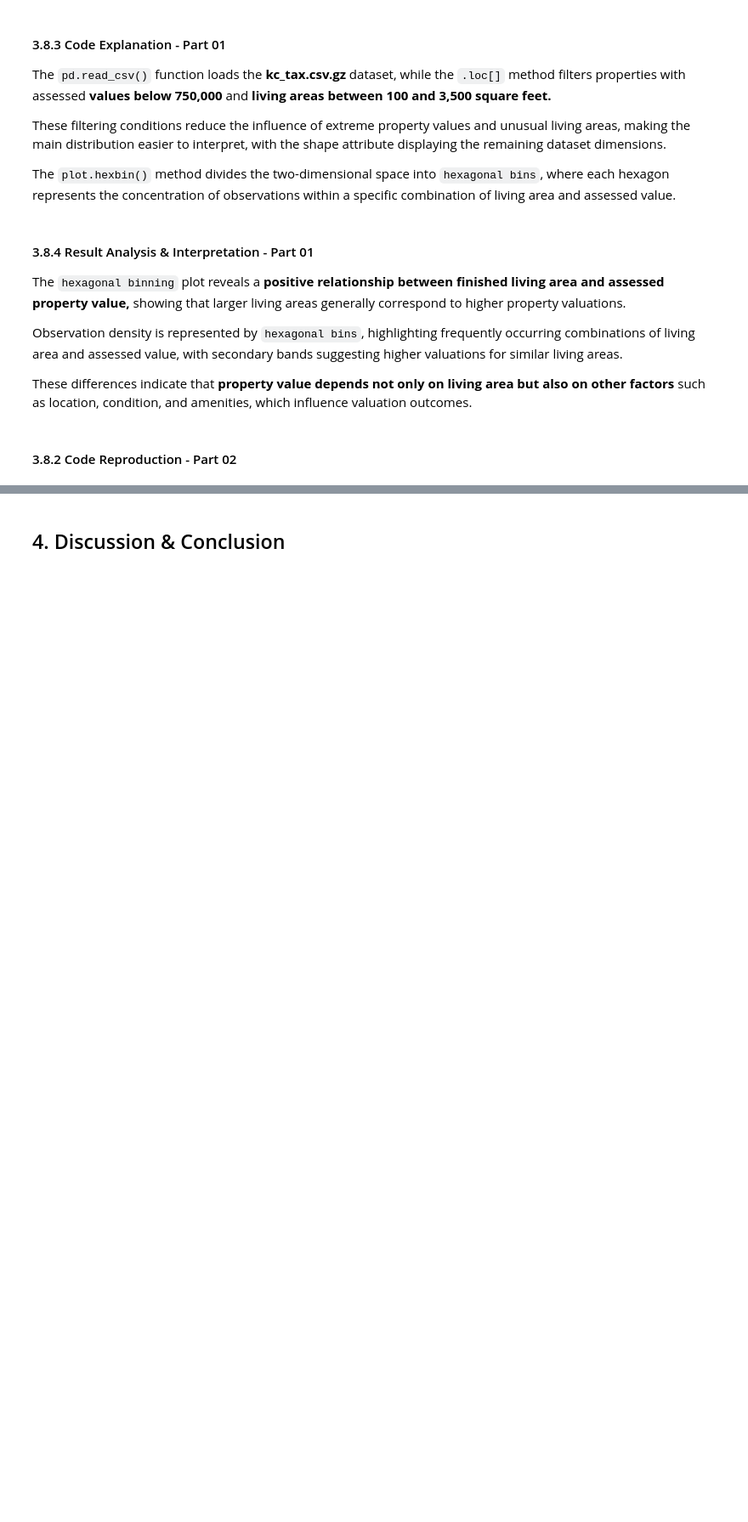
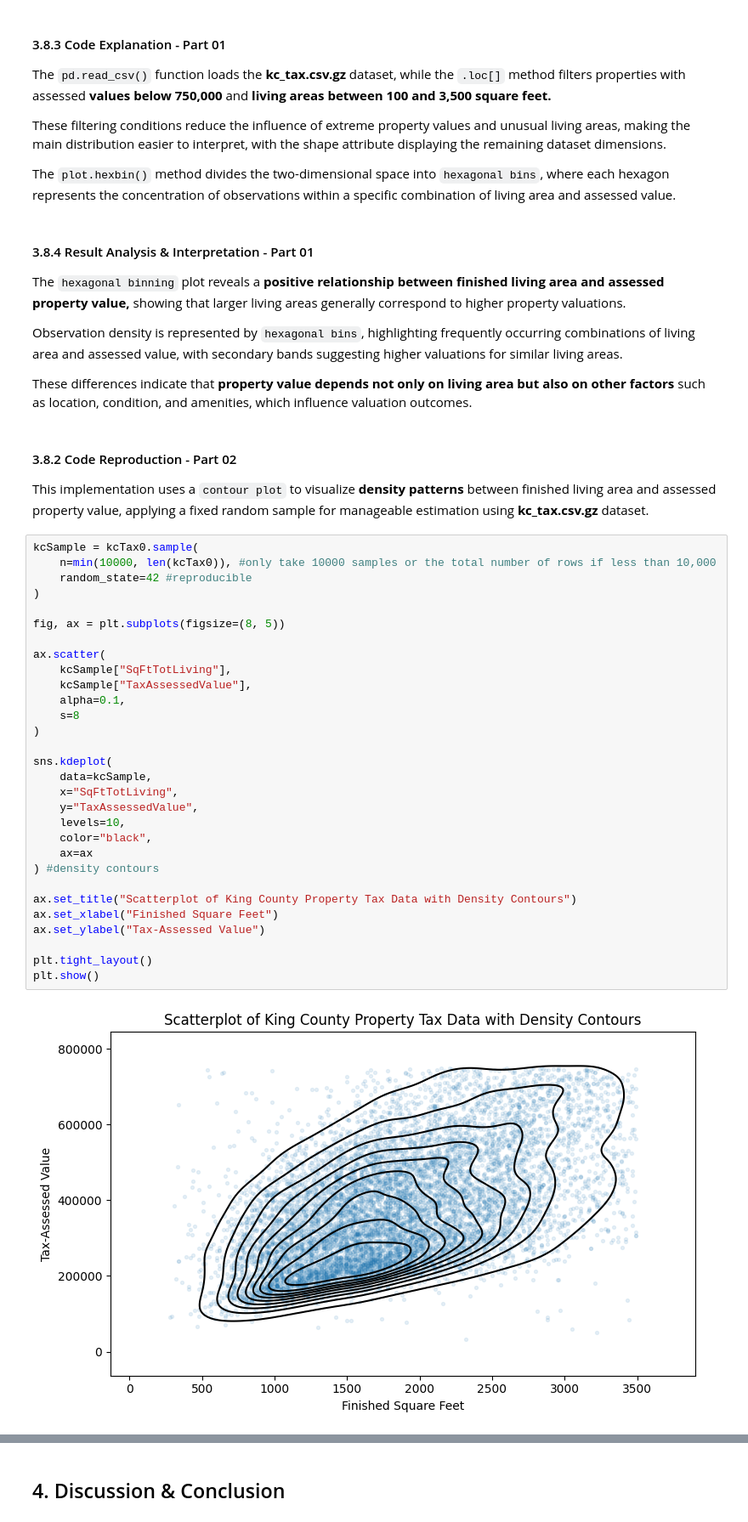
Before and after one commit to kinanpta/Practical-Statistics-for-Data-Scientists, a Jupyter notebook: Chapter01_Exploratory_Data_Analysis.ipynb, the cells around one changed output, grey strips where cells are left out. Shown at 85% size. Cells and saved outputs as stored; diff of their text form; blank space fills up the shorter version.

```diff
--- a/Chapter01_Exploratory_Data_Analysis.ipynb
+++ b/Chapter01_Exploratory_Data_Analysis.ipynb
@@ -917,5 +940,39 @@ Observation density is represented by `hexagonal bins`, highlighting frequently
 These differences indicate that **property value depends not only on living area but also on other factors** such as location, condition, and amenities, which influence valuation outcomes.
 # %% [markdown]
 #### 3.8.2 Code Reproduction - Part 02
+
+This implementation uses a `contour plot` to visualize **density patterns** between finished living area and assessed property value, applying a fixed random sample for manageable estimation using **kc_tax.csv.gz** dataset.
+# %%
+kcSample = kcTax0.sample(
+    n=min(10000, len(kcTax0)), #only take 10000 samples or the total number of rows if less than 10,000
+    random_state=42 #reproducible
+)
+
+fig, ax = plt.subplots(figsize=(8, 5))
+
+ax.scatter(
+    kcSample["SqFtTotLiving"],
+    kcSample["TaxAssessedValue"],
+    alpha=0.1,
+    s=8
+)
+
+sns.kdeplot(
+    data=kcSample,
+    x="SqFtTotLiving",
+    y="TaxAssessedValue",
+    levels=10,
+    color="black",
+    ax=ax
+) #density contours
+
+ax.set_title("Scatterplot of King County Property Tax Data with Density Contours")
+ax.set_xlabel("Finished Square Feet")
+ax.set_ylabel("Tax-Assessed Value")
+
+plt.tight_layout()
+plt.show()
+# %% [output]
+[figure, added]
 # %% [markdown]
 #### 3.8.3 Code Explanation - Part 02
```
Also changed, not shown: parts of 10 cells of this notebook.
